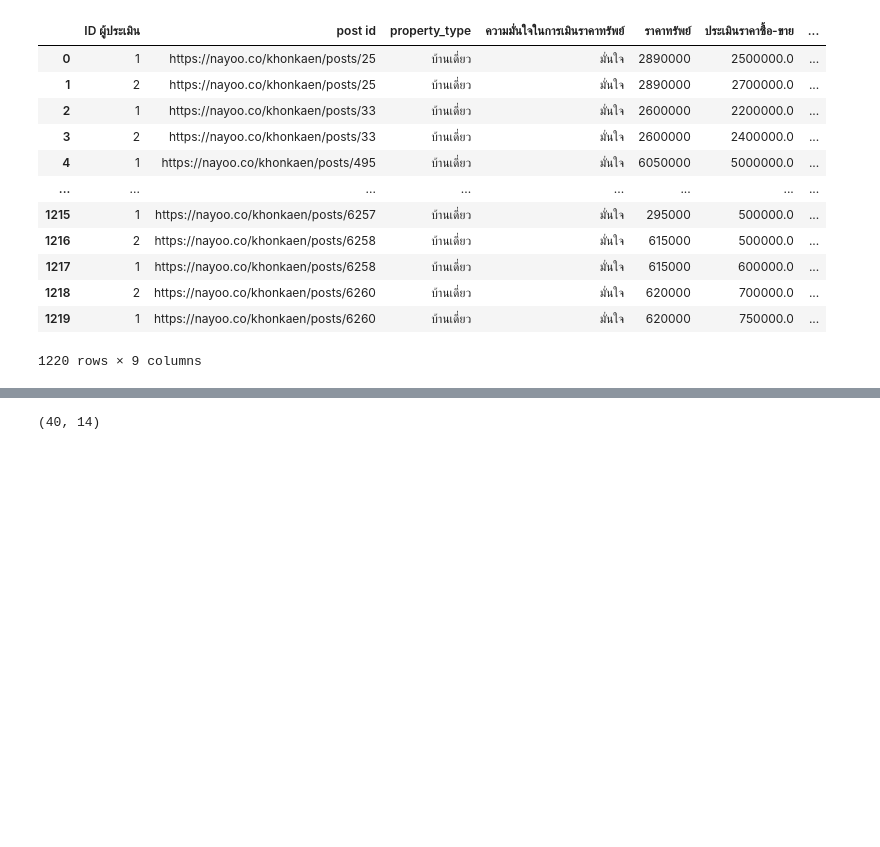
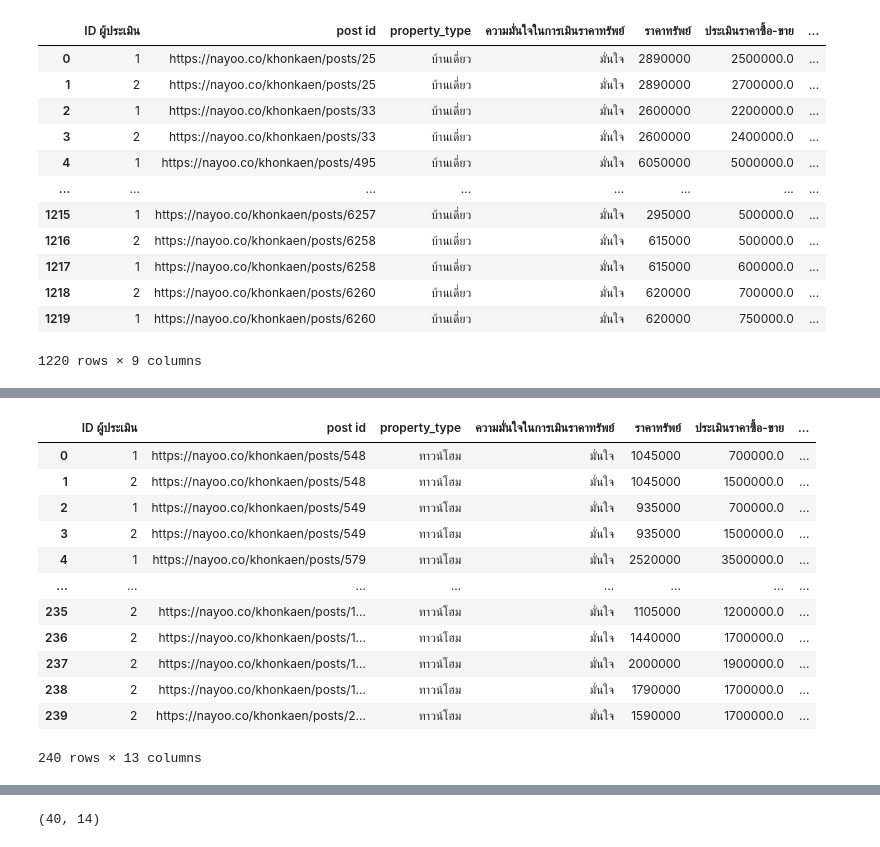
Before and after one commit to Aomaphisara/bsc_dpdm22, a Jupyter notebook: [dataprep1].ipynb, the cells around one changed output, grey strips where cells are left out. Cells and saved outputs as stored; diff of their text form; code cells hidden in the pictures; blank space fills up the shorter version.

```diff
--- a/[dataprep1].ipynb
+++ b/[dataprep1].ipynb
@@ -1028,0 +1042,18 @@ land
+# %%
+link = 'https://docs.google.com/spreadsheets/d/1jIF55aFmr8rqqK7dBMXoyA71TWlHdIiiQAa0p1Dr794/export?format=xlsx'
+tw1 = pd.read_excel(link,sheet_name='ทาวน์โฮม')
+tw1
+# %% [output]
+|  | ID ผู้ประเมิน | post id | property_type | ความมั่นใจในการเมินราคาทรัพย์ | ราคาทรัพย์ | ประเมินราคาซื้อ-ขาย | ... |
+| 0 | 1 | https://nayoo.co/khonkaen/posts/548 | ทาวน์โฮม | มั่นใจ | 1045000 | 700000.0 | ... |
+| 1 | 2 | https://nayoo.co/khonkaen/posts/548 | ทาวน์โฮม | มั่นใจ | 1045000 | 1500000.0 | ... |
+| 2 | 1 | https://nayoo.co/khonkaen/posts/549 | ทาวน์โฮม | มั่นใจ | 935000 | 700000.0 | ... |
+| 3 | 2 | https://nayoo.co/khonkaen/posts/549 | ทาวน์โฮม | มั่นใจ | 935000 | 1500000.0 | ... |
+| 4 | 1 | https://nayoo.co/khonkaen/posts/579 | ทาวน์โฮม | มั่นใจ | 2520000 | 3500000.0 | ... |
+| ... | ... | ... | ... | ... | ... | ... | ... |
+| 235 | 2 | https://nayoo.co/khonkaen/posts/1... | ทาวน์โฮม | มั่นใจ | 1105000 | 1200000.0 | ... |
+| 236 | 2 | https://nayoo.co/khonkaen/posts/1... | ทาวน์โฮม | มั่นใจ | 1440000 | 1700000.0 | ... |
+| 237 | 2 | https://nayoo.co/khonkaen/posts/1... | ทาวน์โฮม | มั่นใจ | 2000000 | 1900000.0 | ... |
+| 238 | 2 | https://nayoo.co/khonkaen/posts/1... | ทาวน์โฮม | มั่นใจ | 1790000 | 1700000.0 | ... |
+| 239 | 2 | https://nayoo.co/khonkaen/posts/2... | ทาวน์โฮม | มั่นใจ | 1590000 | 1700000.0 | ... |
+240 rows × 13 columns
```
Also changed, not shown: parts of 11 cells of this notebook.
